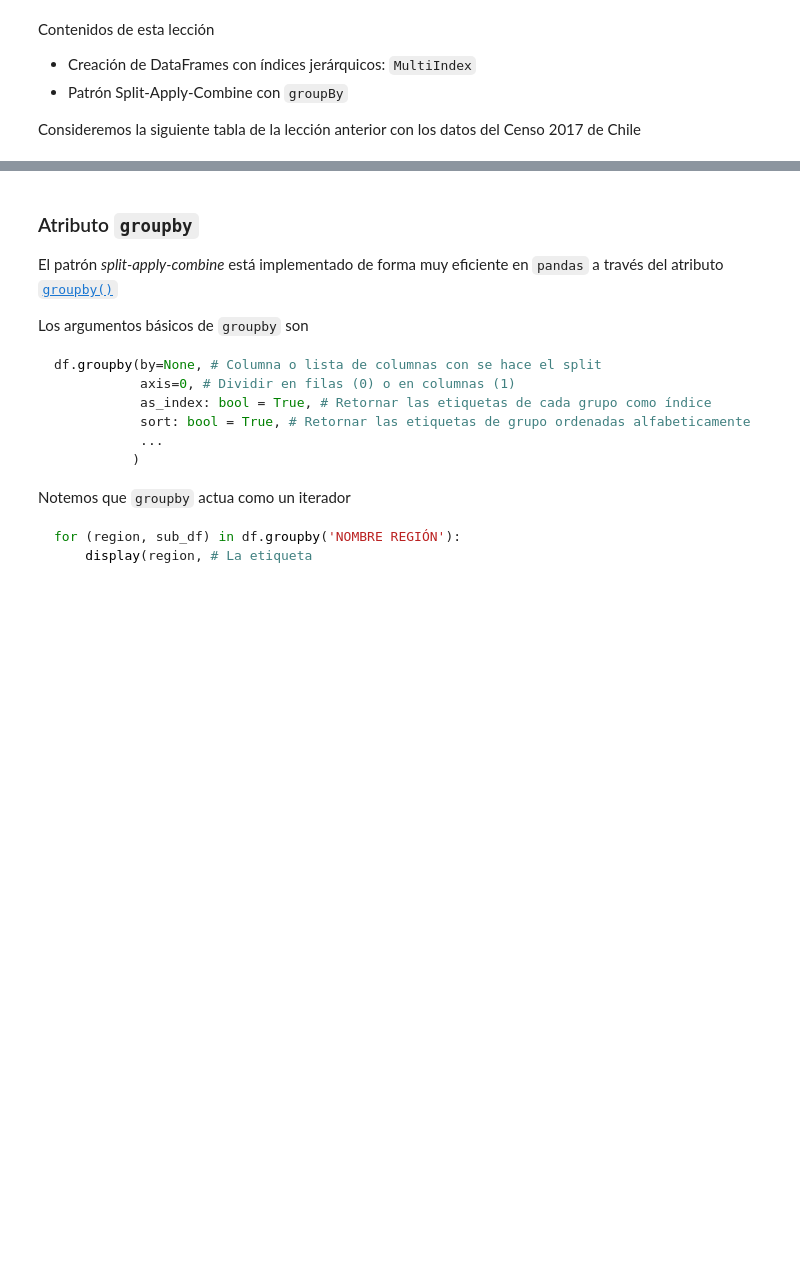
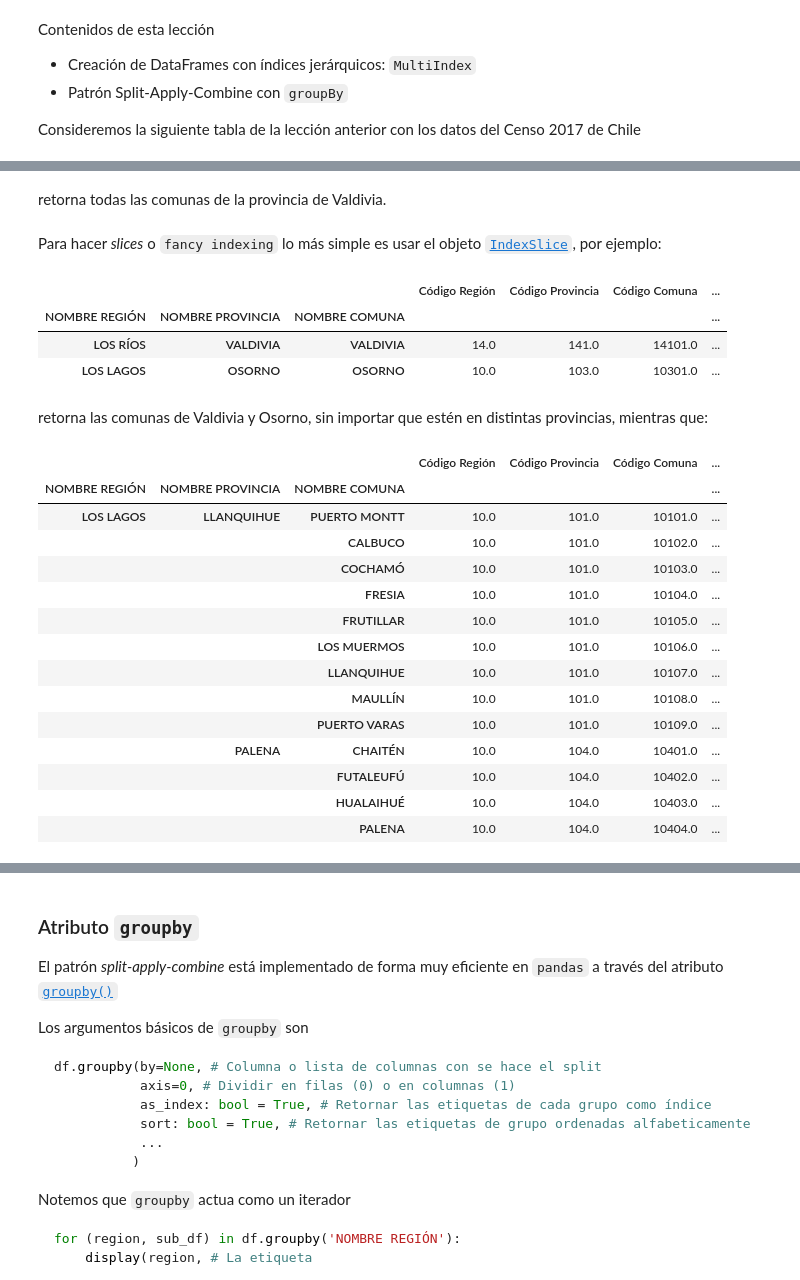
Before and after one commit to phuijse/PythonBook, a Jupyter notebook: contents/pandas/part3.ipynb, the cells around one changed output, grey strips where cells are left out. Saved outputs shown, nothing was run; the diff lists cells and outputs as text; code cells hidden in the pictures; blank space fills up the shorter version.

```diff
--- a/contents/pandas/part3.ipynb
+++ b/contents/pandas/part3.ipynb
@@ -12,0 +11,6 @@ Consideremos la siguiente tabla de la lección anterior con los datos del Censo
+# %%
+import pandas as pd
+import pickle
+with open("censo.pkl", "rb") as f:
+    df = pickle.load(f)
+df.head()
@@ -106,0 +66,2 @@ Lo cual retorna las comunas pertenecientes a las provincias de Llanquihue y Pale
+# %%
+df.set_index(["NOMBRE REGIÓN", "NOMBRE PROVINCIA", "NOMBRE COMUNA"], inplace=True)
@@ -106,0 +119,33 @@ Lo cual retorna las comunas pertenecientes a las provincias de Llanquihue y Pale
+# %% [markdown]
+retorna todas las comunas de la provincia de Valdivia.
+# %% [markdown]
+Para hacer *slices* o `fancy indexing` lo más simple es usar el objeto [`IndexSlice`](https://pandas.pydata.org/pandas-docs/version/0.23.4/generated/pandas.IndexSlice.html), por ejemplo:
+# %%
+idx = pd.IndexSlice
+df.loc[idx[:, :, ["VALDIVIA", "OSORNO"]], :]
+# %% [output]
+|  |  |  | Código Región | Código Provincia | Código Comuna | ... |
+| NOMBRE REGIÓN | NOMBRE PROVINCIA | NOMBRE COMUNA |  |  |  | ... |
+| LOS RÍOS | VALDIVIA | VALDIVIA | 14.0 | 141.0 | 14101.0 | ... |
+| LOS LAGOS | OSORNO | OSORNO | 10.0 | 103.0 | 10301.0 | ... |
+# %% [markdown]
+retorna las comunas de Valdivia y Osorno, sin importar que estén en distintas provincias, mientras que:
+# %%
+idx = pd.IndexSlice
+df.loc[idx[:, ["LLANQUIHUE", "PALENA"], : ], :]
+# %% [output]
+|  |  |  | Código Región | Código Provincia | Código Comuna | ... |
+| NOMBRE REGIÓN | NOMBRE PROVINCIA | NOMBRE COMUNA |  |  |  | ... |
+| LOS LAGOS | LLANQUIHUE | PUERTO MONTT | 10.0 | 101.0 | 10101.0 | ... |
+|  |  | CALBUCO | 10.0 | 101.0 | 10102.0 | ... |
+|  |  | COCHAMÓ | 10.0 | 101.0 | 10103.0 | ... |
+|  |  | FRESIA | 10.0 | 101.0 | 10104.0 | ... |
+|  |  | FRUTILLAR | 10.0 | 101.0 | 10105.0 | ... |
+|  |  | LOS MUERMOS | 10.0 | 101.0 | 10106.0 | ... |
+|  |  | LLANQUIHUE | 10.0 | 101.0 | 10107.0 | ... |
+|  |  | MAULLÍN | 10.0 | 101.0 | 10108.0 | ... |
+|  |  | PUERTO VARAS | 10.0 | 101.0 | 10109.0 | ... |
+|  | PALENA | CHAITÉN | 10.0 | 104.0 | 10401.0 | ... |
+|  |  | FUTALEUFÚ | 10.0 | 104.0 | 10402.0 | ... |
+|  |  | HUALAIHUÉ | 10.0 | 104.0 | 10403.0 | ... |
+|  |  | PALENA | 10.0 | 104.0 | 10404.0 | ... |
```
Also changed, not shown: parts of 11 cells of this notebook.
